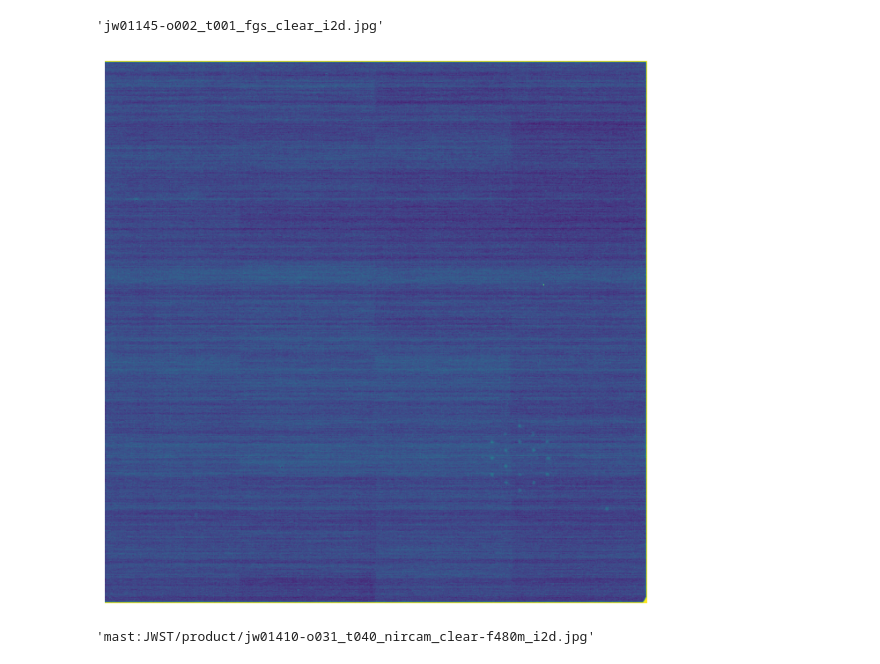
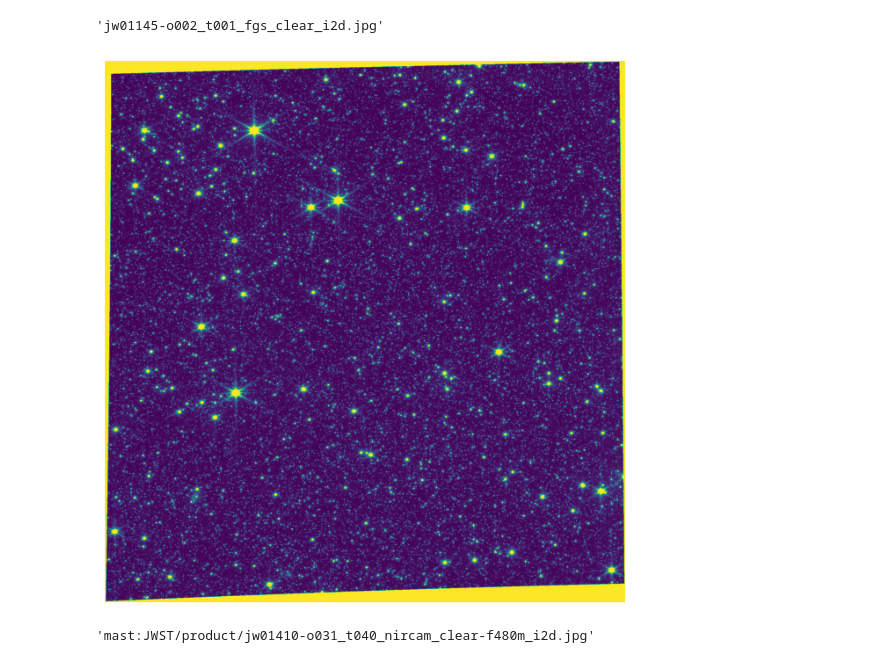
Before and after one commit to perindom/HWOsim, a Jupyter notebook: AccessingData.ipynb, the cells around one changed output. Drawn from its saved outputs; the diff is of its cells as text; code cells hidden in the pictures.

```diff
--- a/AccessingData.ipynb
+++ b/AccessingData.ipynb
@@ -45,15 +64,15 @@ Observations.download_products
 # %%
 from PIL import Image
 import matplotlib.pyplot as plt
 
 # Open and display the downloaded JPG image
-image = Image.open('data_03_47/jw01148-o035_t002_nircam_clear-f212n-nrca2_wfscmb-01.jpg')
+image = Image.open('data_03_47/jw01145-o005_t001_fgs_clear_i2d.jpg')
 plt.figure(figsize=(8, 8))
 plt.imshow(image)
 plt.axis("off")
 plt.show()
 # %% [output]
-[figure, old version]
+[figure, new version]
 # %%
 jw[0]['jpegURL']
 # %% [output]
```
Also changed, not shown: parts of 9 cells of this notebook, 2 other files.
